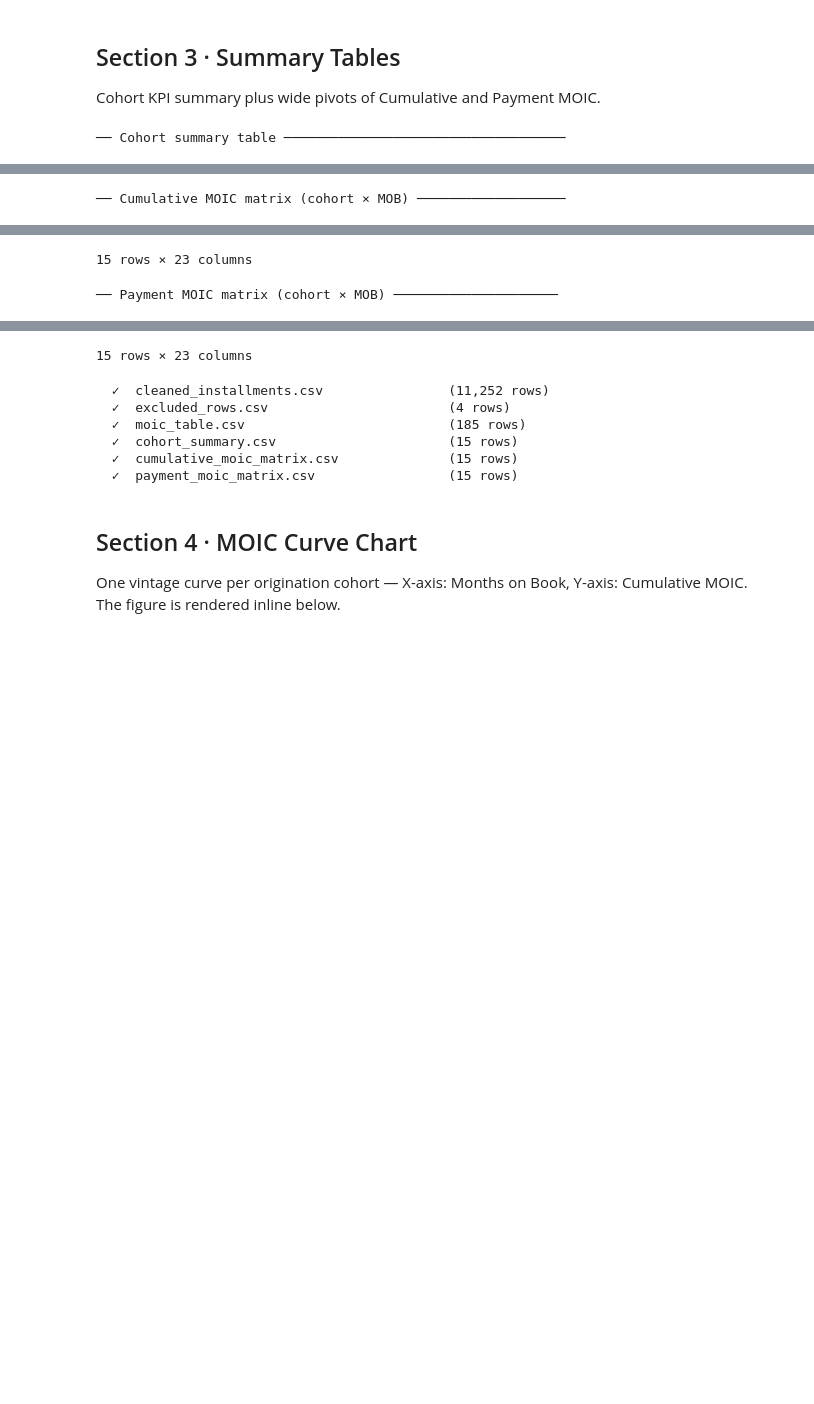
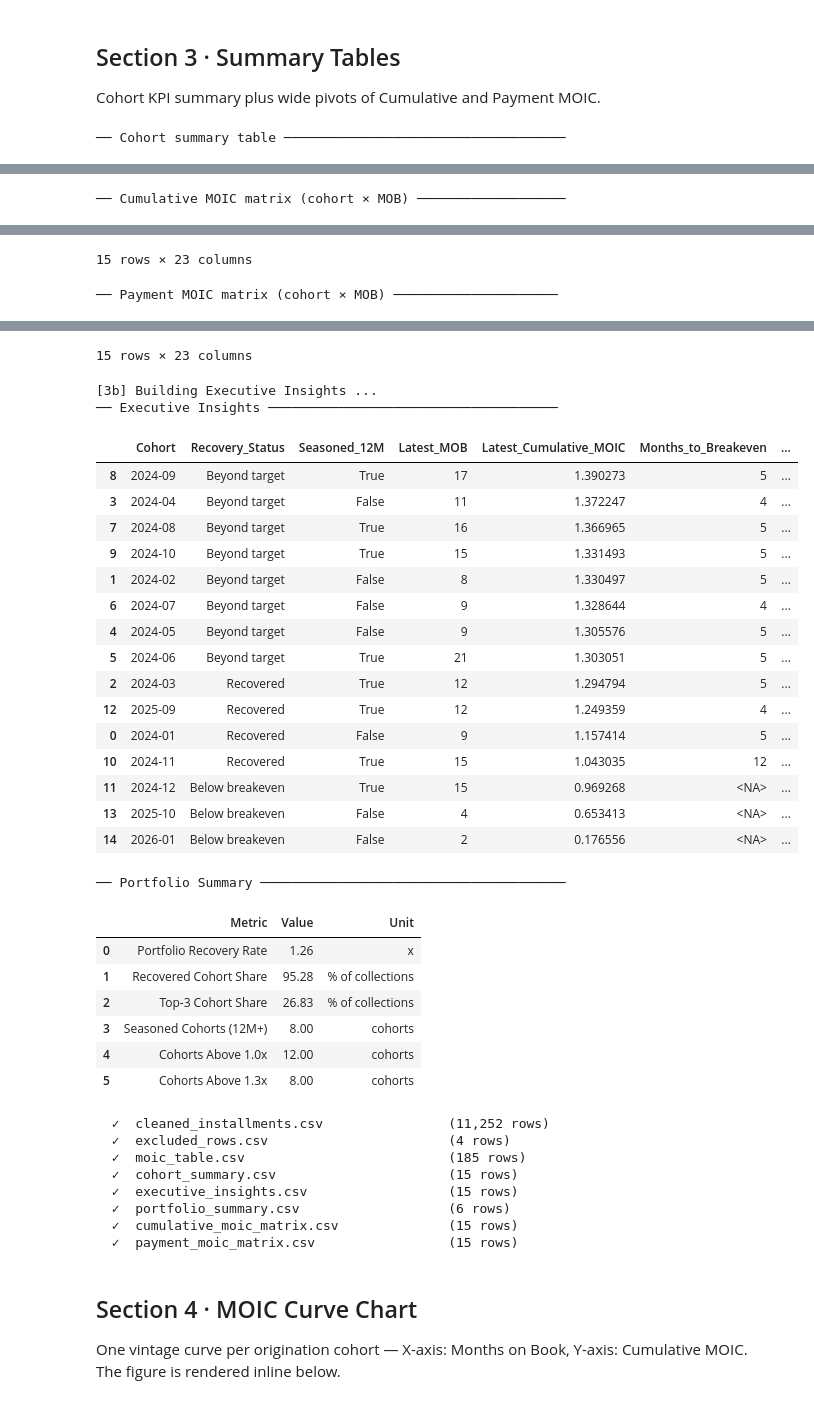
Before and after one commit to DIP-RO/Cohort-based-MOIC-curve-analysis-for-SahajMobile-, a Jupyter notebook: sahajmobile_moic.ipynb, the cells around one changed output, grey strips where cells are left out. Drawn from its saved outputs; the diff is of its cells as text; code cells hidden in the pictures; blank space fills up the shorter version.

```diff
--- a/sahajmobile_moic.ipynb
+++ b/sahajmobile_moic.ipynb
@@ -326,17 +338,18 @@ def compute_moic(cleaned: pd.DataFrame) -> tuple:
         agg["Cumulative_Collections"] / agg["Cohort_Total_Advance"]
     )
 
+    print(f"  Cohorts in MOIC table : {agg['Cohort'].nunique()}")
+    print(f"  Max Months on Book    : {agg['Months_on_Book'].max()}")
+    print(
+        f"  Max Cumulative MOIC   : "
+        f"{agg['Cumulative_MOIC'].max():.4f}×"
+        f"  (cohort {agg.loc[agg['Cumulative_MOIC'].idxmax(), 'Cohort']})"
+    )
+
     return agg, cohort_meta
 
 
 moic_df, cohort_meta = compute_moic(cleaned)
-print(f"  Cohorts in MOIC table : {moic_df['Cohort'].nunique()}")
-print(f"  Max Months on Book    : {moic_df['Months_on_Book'].max()}")
-print(
-    f"  Max Cumulative MOIC   : "
-    f"{moic_df['Cumulative_MOIC'].max():.4f}×"
-    f"  (cohort {moic_df.loc[moic_df['Cumulative_MOIC'].idxmax(), 'Cohort']})"
-)
 
 print("\n── Cohort metadata ──────────────────────────────────────────")
 display(cohort_meta)
@@ -397,6 +410,7 @@ def build_tables(moic_df: pd.DataFrame, cohort_meta: pd.DataFrame) -> tuple:
     cum_matrix  : pd.DataFrame – wide pivot  cohort × MOB → Cumulative MOIC
     pay_matrix  : pd.DataFrame – wide pivot  cohort × MOB → Payment MOIC
     """
+    # ── Cohort KPI summary ────────────────────────────────────────────────────
     kpis = (
         moic_df.groupby("Cohort")
                .agg(
@@ -409,12 +423,14 @@ def build_tables(moic_df: pd.DataFrame, cohort_meta: pd.DataFrame) -> tuple:
     )
     summary = cohort_meta.merge(kpis, on="Cohort", how="left").sort_values("Cohort")
 
+    # Reorder for readability
     summary = summary[[
         "Cohort", "Asset_Count", "Cohort_Total_Advance",
         "Total_Collected", "Max_Months_on_Book",
         "Max_Cumulative_MOIC", "Avg_Payment_MOIC",
     ]]
 
+    # ── Pivot: Cumulative MOIC ────────────────────────────────────────────────
     cum_matrix = (
         moic_df.pivot_table(
             index="Cohort", columns="Months_on_Book",
@@ -423,8 +439,11 @@ def build_tables(moic_df: pd.DataFrame, cohort_meta: pd.DataFrame) -> tuple:
         .reset_index()
     )
     cum_matrix.columns.name = None
-    cum_matrix.columns = (["Cohort"] + [f"MOB_{c}" for c in cum_matrix.columns[1:]])
+    cum_matrix.columns = (
+        ["Cohort"] + [f"MOB_{c}" for c in cum_matrix.columns[1:]]
+    )
 
+    # ── Pivot: Payment MOIC ───────────────────────────────────────────────────
     pay_matrix = (
         moic_df.pivot_table(
             index="Cohort", columns="Months_on_Book",
@@ -433,13 +452,17 @@ def build_tables(moic_df: pd.DataFrame, cohort_meta: pd.DataFrame) -> tuple:
         .reset_index()
     )
     pay_matrix.columns.name = None
-    pay_matrix.columns = (["Cohort"] + [f"MOB_{c}" for c in pay_matrix.columns[1:]])
+    pay_matrix.columns = (
+        ["Cohort"] + [f"MOB_{c}" for c in pay_matrix.columns[1:]]
+    )
 
     return summary, cum_matrix, pay_matrix
 
 
 def build_executive_insights(moic_df: pd.DataFrame, cohort_summary: pd.DataFrame) -> tuple:
-    """Build CTO-facing insights on breakeven timing, recovery, and concentration."""
+    """
+    Build a CTO-facing cohort analysis table with breakeven timing and recovery flags.
+    """
     latest_rows = (
         moic_df.sort_values(["Cohort", "Months_on_Book"])
               .groupby("Cohort", as_index=False)
@@ -569,39 +592,67 @@ for filename, df in outputs.items():
 | 4 | 2024-05 | 0.082649 | 0.317827 | 0.542741 | 0.741709 | 0.949774 | 1.194102 | 1.287605 | 1.296524 | 1.300305 | ... | ... |
 | 5 | 2024-06 | 0.135437 | 0.354228 | 0.589803 | 0.784051 | 0.972136 | 1.110911 | 1.201864 | 1.240196 | 1.250579 | ... | ... |
 | 6 | 2024-07 | 0.140415 | 0.376978 | 0.607801 | 0.839826 | 1.031854 | 1.256239 | 1.269306 | 1.314793 | 1.314793 | ... | ... |
 | 7 | 2024-08 | 0.045379 | 0.288509 | 0.540458 | 0.760560 | 0.979183 | 1.196816 | 1.300798 | 1.317362 | 1.323406 | ... | ... |
 | 8 | 2024-09 | 0.078250 | 0.317265 | 0.544187 | 0.789508 | 0.988705 | 1.165454 | 1.297880 | 1.316248 | 1.339515 | ... | ... |
 | 9 | 2024-10 | 0.088967 | 0.336602 | 0.598824 | 0.817630 | 0.990590 | 1.150996 | 1.222990 | 1.253296 | 1.255464 | ... | ... |
 | 10 | 2024-11 | 0.081834 | 0.275894 | 0.449588 | 0.591382 | 0.719177 | 0.790719 | 0.836984 | 0.882171 | 0.908389 | ... | ... |
 | 11 | 2024-12 | 0.107740 | 0.261555 | 0.429223 | 0.538710 | 0.585105 | 0.616997 | 0.632380 | 0.663609 | 0.668171 | ... | ... |
 | 12 | 2025-09 | 0.118987 | 0.232947 | 0.588060 | 0.588060 | 1.130372 | 1.189866 | 1.189866 | 1.189866 | 1.189866 | ... | ... |
 | 13 | 2025-10 | NaN | NaN | 0.181840 | 0.417020 | 0.653413 | NaN | NaN | NaN | NaN | ... | ... |
 | 14 | 2026-01 | NaN | NaN | 0.176556 | NaN | NaN | NaN | NaN | NaN | NaN | ... | ... |
 15 rows × 23 columns
 ── Payment MOIC matrix (cohort × MOB) ─────────────────────
 |  | Cohort | MOB_0 | MOB_1 | MOB_2 | MOB_3 | MOB_4 | MOB_5 | MOB_6 | MOB_7 | MOB_8 | ... | ... |
 | 0 | 2024-01 | NaN | 0.228258 | 0.234076 | 0.384477 | 0.123260 | 0.115042 | 0.048084 | 0.000000 | 0.000000 | ... | ... |
 | 1 | 2024-02 | 0.055256 | 0.229590 | 0.258518 | 0.206209 | 0.242118 | 0.210111 | 0.102737 | 0.000000 | 0.025960 | ... | ... |
 | 2 | 2024-03 | 0.097275 | 0.230419 | 0.228747 | 0.221895 | 0.198689 | 0.189972 | 0.043855 | 0.050338 | 0.014940 | ... | ... |
 | 3 | 2024-04 | 0.100129 | 0.256926 | 0.218925 | 0.223980 | 0.229924 | 0.177053 | 0.069072 | 0.036405 | 0.016466 | ... | ... |
 | 4 | 2024-05 | 0.082649 | 0.235177 | 0.224915 | 0.198968 | 0.208065 | 0.244327 | 0.093503 | 0.008919 | 0.003781 | ... | ... |
 | 5 | 2024-06 | 0.135437 | 0.218792 | 0.235574 | 0.194248 | 0.188085 | 0.138775 | 0.090954 | 0.038332 | 0.010383 | ... | ... |
 | 6 | 2024-07 | 0.140415 | 0.236563 | 0.230823 | 0.232025 | 0.192029 | 0.224385 | 0.013067 | 0.045486 | 0.000000 | ... | ... |
 | 7 | 2024-08 | 0.045379 | 0.243130 | 0.251949 | 0.220102 | 0.218623 | 0.217632 | 0.103982 | 0.016565 | 0.006043 | ... | ... |
 | 8 | 2024-09 | 0.078250 | 0.239014 | 0.226923 | 0.245321 | 0.199196 | 0.176750 | 0.132425 | 0.018369 | 0.023267 | ... | ... |
 | 9 | 2024-10 | 0.088967 | 0.247634 | 0.262222 | 0.218806 | 0.172960 | 0.160406 | 0.071994 | 0.030305 | 0.002168 | ... | ... |
 | 10 | 2024-11 | 0.081834 | 0.194060 | 0.173694 | 0.141794 | 0.127795 | 0.071541 | 0.046266 | 0.045186 | 0.026218 | ... | ... |
 | 11 | 2024-12 | 0.107740 | 0.153815 | 0.167668 | 0.109487 | 0.046396 | 0.031891 | 0.015383 | 0.031230 | 0.004562 | ... | ... |
 | 12 | 2025-09 | 0.118987 | 0.113960 | 0.355113 | 0.000000 | 0.542312 | 0.059493 | 0.000000 | 0.000000 | 0.000000 | ... | ... |
 | 13 | 2025-10 | NaN | NaN | 0.181840 | 0.235180 | 0.236392 | NaN | NaN | NaN | NaN | ... | ... |
 | 14 | 2026-01 | NaN | NaN | 0.176556 | NaN | NaN | NaN | NaN | NaN | NaN | ... | ... |
 15 rows × 23 columns
-  ✓  cleaned_installments.csv                (11,252 rows)
-  ✓  excluded_rows.csv                       (4 rows)
-  ✓  moic_table.csv                          (185 rows)
-  ✓  cohort_summary.csv                      (15 rows)
-  ✓  cumulative_moic_matrix.csv              (15 rows)
-  ✓  payment_moic_matrix.csv                 (15 rows)
+[3b] Building Executive Insights ...
+── Executive Insights ─────────────────────────────────────
+|  | Cohort | Recovery_Status | Seasoned_12M | Latest_MOB | Latest_Cumulative_MOIC | Months_to_Breakeven | ... |
+| 8 | 2024-09 | Beyond target | True | 17 | 1.390273 | 5 | ... |
+| 3 | 2024-04 | Beyond target | False | 11 | 1.372247 | 4 | ... |
+| 7 | 2024-08 | Beyond target | True | 16 | 1.366965 | 5 | ... |
+| 9 | 2024-10 | Beyond target | True | 15 | 1.331493 | 5 | ... |
+| 1 | 2024-02 | Beyond target | False | 8 | 1.330497 | 5 | ... |
+| 6 | 2024-07 | Beyond target | False | 9 | 1.328644 | 4 | ... |
+| 4 | 2024-05 | Beyond target | False | 9 | 1.305576 | 5 | ... |
+| 5 | 2024-06 | Beyond target | True | 21 | 1.303051 | 5 | ... |
+| 2 | 2024-03 | Recovered | True | 12 | 1.294794 | 5 | ... |
+| 12 | 2025-09 | Recovered | True | 12 | 1.249359 | 4 | ... |
+| 0 | 2024-01 | Recovered | False | 9 | 1.157414 | 5 | ... |
+| 10 | 2024-11 | Recovered | True | 15 | 1.043035 | 12 | ... |
+| 11 | 2024-12 | Below breakeven | True | 15 | 0.969268 | <NA> | ... |
+| 13 | 2025-10 | Below breakeven | False | 4 | 0.653413 | <NA> | ... |
+| 14 | 2026-01 | Below breakeven | False | 2 | 0.176556 | <NA> | ... |
+── Portfolio Summary ───────────────────────────────────────
+|  | Metric | Value | Unit |
+| 0 | Portfolio Recovery Rate | 1.26 | x |
+| 1 | Recovered Cohort Share | 95.28 | % of collections |
+| 2 | Top-3 Cohort Share | 26.83 | % of collections |
+| 3 | Seasoned Cohorts (12M+) | 8.00 | cohorts |
+| 4 | Cohorts Above 1.0x | 12.00 | cohorts |
+| 5 | Cohorts Above 1.3x | 8.00 | cohorts |
+  ✓  cleaned_installments.csv                (11,252 rows)
+  ✓  excluded_rows.csv                       (4 rows)
+  ✓  moic_table.csv                          (185 rows)
+  ✓  cohort_summary.csv                      (15 rows)
+  ✓  executive_insights.csv                  (15 rows)
+  ✓  portfolio_summary.csv                   (6 rows)
+  ✓  cumulative_moic_matrix.csv              (15 rows)
+  ✓  payment_moic_matrix.csv                 (15 rows)
 # %% [markdown]
 ## Section 4 · MOIC Curve Chart
 
```
Also changed, not shown: parts of 2 cells of this notebook, 3 other files.
